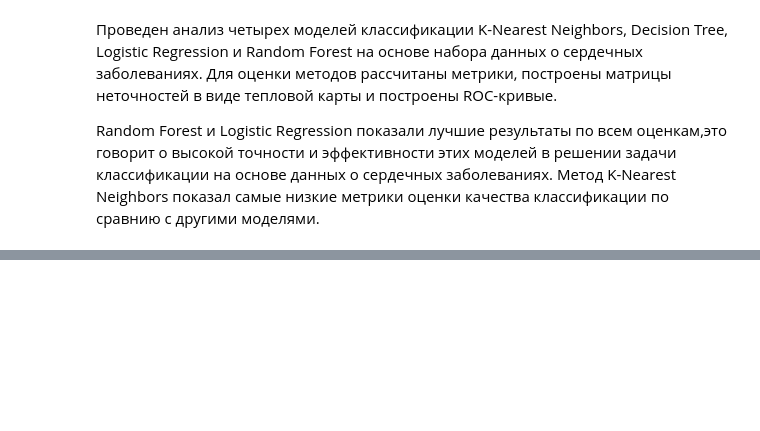
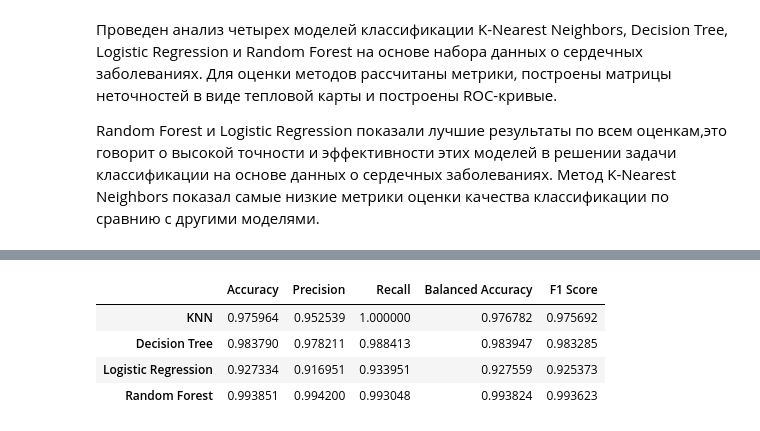
Before and after one commit to pol1np/Data_analysis, a Jupyter notebook: ЛР5_Проценко_1.ipynb, the cells around one changed output, grey strips where cells are left out. Saved outputs shown, nothing was run; the diff lists cells and outputs as text; code cells hidden in the pictures; blank space fills up the shorter version.

```diff
--- a/ЛР5_Проценко_1.ipynb
+++ b/ЛР5_Проценко_1.ipynb
@@ -364,0 +554,10 @@ Random Forest и Logistic Regression показали лучшие резуль
+# %%
+from imblearn.over_sampling import SMOTE
+
+smote = SMOTE(random_state=42)
+X_balanced, y_balanced = smote.fit_resample(X, y)
+
+print(f"Всего пациентов: {len(y_balanced)}")
+print(f"Здоровые: {sum(y_balanced == 0)}")
+print(f"Больные:  {sum(y_balanced == 1)}")
+print(f"Соотношение: 1:1")
@@ -364,0 +571,14 @@ Random Forest и Logistic Regression показали лучшие резуль
+# %%
+from sklearn.model_selection import train_test_split
+from sklearn.preprocessing import StandardScaler
+
+X_train_bal, X_test_bal, y_train_bal, y_test_bal = train_test_split(
+    X_balanced,
+    y_balanced,
+    test_size=0.30,
+    random_state=42
+)
+
+sc = StandardScaler()
+X_train_bal_scaled = sc.fit_transform(X_train_bal)
+X_test_bal_scaled = sc.transform(X_test_bal)
@@ -364,0 +622,17 @@ Random Forest и Logistic Regression показали лучшие резуль
+# %%
+data = {
+    'Accuracy': [knn_accuracy_2, dt_accuracy_2, lr_accuracy_2, rf_accuracy_2],
+    'Precision': [knn_precision_2, dt_precision_2, lr_precision_2, rf_precision_2],
+    'Recall': [knn_recall_2, dt_recall_2, lr_recall_2, rf_recall_2],
+    'Balanced Accuracy': [knn_balanced_accuracy_2, dt_balanced_accuracy_2, lr_balanced_accuracy_2, rf_balanced_accuracy_2],
+    'F1 Score': [knn_f1_2, dt_f1_2, lr_f1_2, rf_f1_2]
+}
+
+m_df_balanced = pd.DataFrame(data, index=['KNN', 'Decision Tree', 'Logistic Regression', 'Random Forest'])
+m_df_balanced
+# %% [output]
+|  | Accuracy | Precision | Recall | Balanced Accuracy | F1 Score |
+| KNN | 0.975964 | 0.952539 | 1.000000 | 0.976782 | 0.975692 |
+| Decision Tree | 0.983790 | 0.978211 | 0.988413 | 0.983947 | 0.983285 |
+| Logistic Regression | 0.927334 | 0.916951 | 0.933951 | 0.927559 | 0.925373 |
+| Random Forest | 0.993851 | 0.994200 | 0.993048 | 0.993824 | 0.993623 |
```
Also changed, not shown: parts of 30 cells of this notebook.
